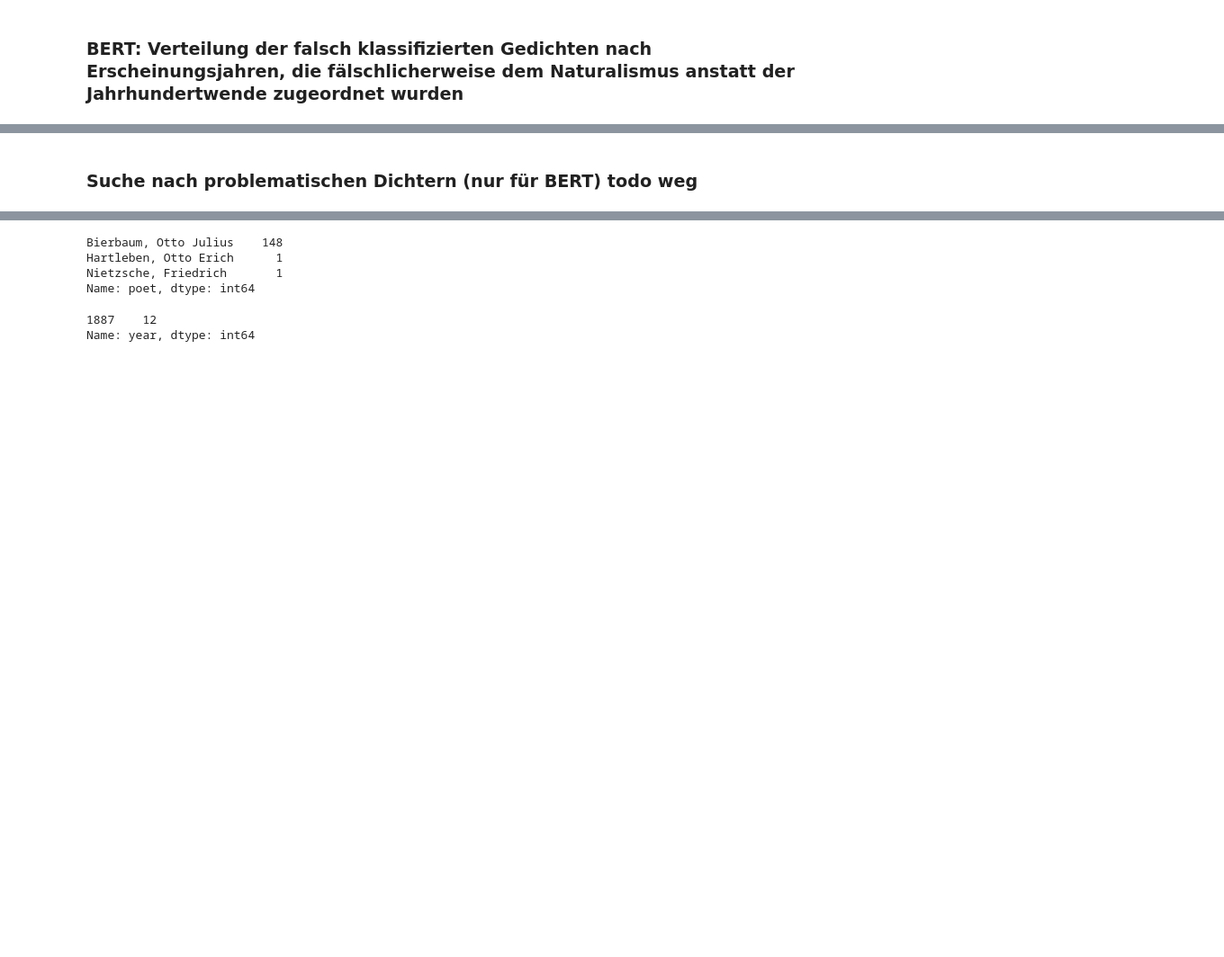
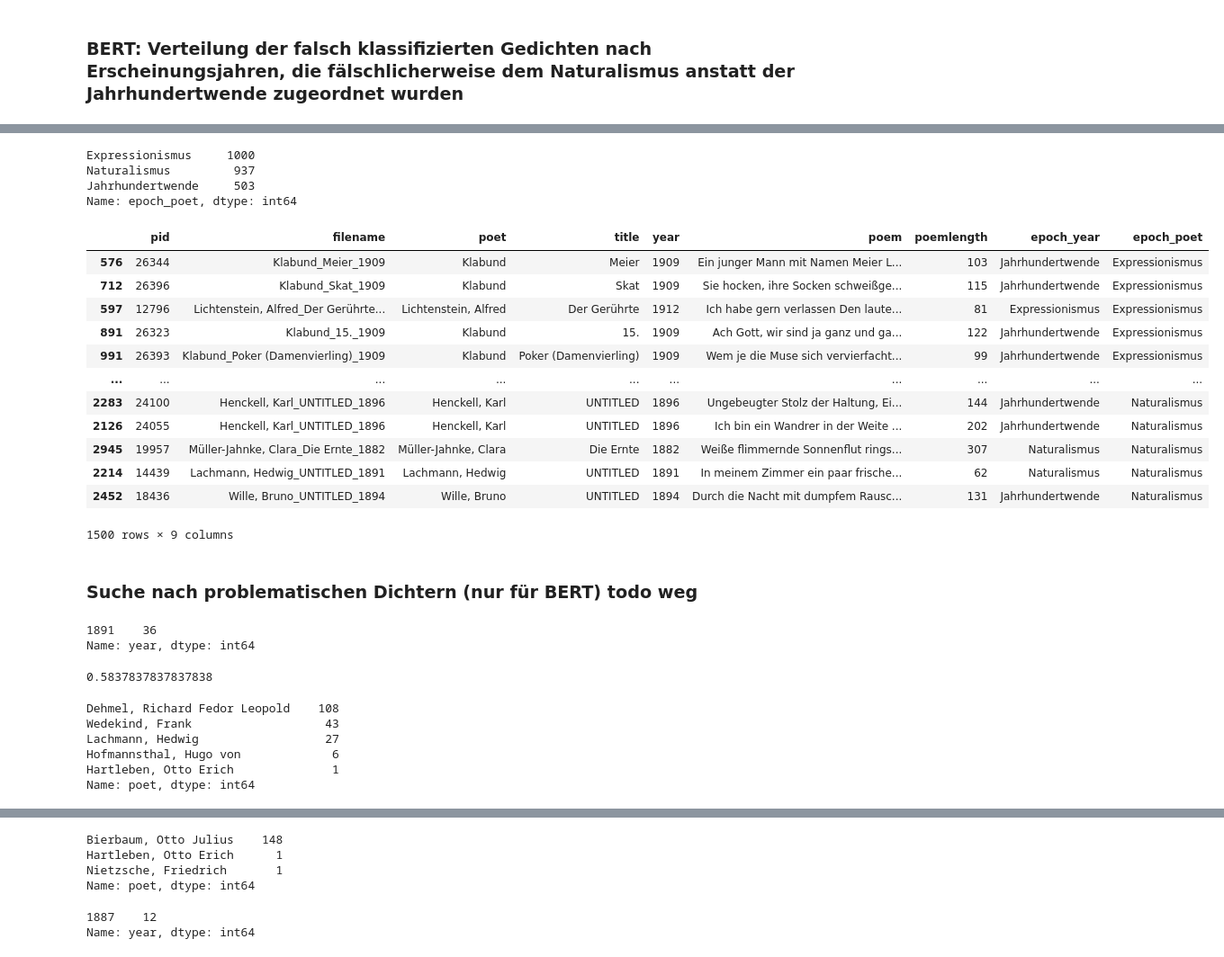
Before and after one commit to realjanpaulus/bertpoems, a Jupyter notebook: app/evaluation.ipynb, the cells around one changed output, grey strips where cells are left out. Shown at 90% size. Cells and saved outputs as stored; diff of their text form; code cells hidden in the pictures; blank space fills up the shorter version.

```diff
--- a/app/evaluation.ipynb
+++ b/app/evaluation.ipynb
@@ -417,0 +427,46 @@ plt.show()
+# %%
+ep = pd.read_csv("../corpora/german_modern_poems_epochpoet.csv")
+# %%
+ep = ep[ep.poet != "Bierbaum, Otto Julius"]
+ep = ep[ep.poet != "Morgenstern, Christian"]
+ep = ep[ep.year != 1892]
+ep = ep[ep.year != 1887]
+# %%
+ep.epoch_poet.value_counts()
+# %% [output]
+Expressionismus     1000
+Naturalismus         937
+Jahrhundertwende     503
+Name: epoch_poet, dtype: int64
+# %%
+def random_downsampling(corpus, class_col = "epoch_poet", max_value = 500):
+    """ Reduces all instances of all classes to a certain maximum value.
+    """
+
+    corpus_1 = corpus[corpus[class_col] == 'Expressionismus']
+    corpus_2 = corpus[corpus[class_col] == 'Jahrhundertwende']
+    corpus_3 = corpus[corpus[class_col] == 'Naturalismus']
+
+    corpus_1 = corpus_1.sample(max_value)
+    corpus_2 = corpus_2.sample(max_value)
+    corpus_3 = corpus_3.sample(max_value)
+
+    return pd.concat([corpus_1, corpus_2, corpus_3], axis=0)
+# %%
+ep2 = random_downsampling(ep)
+# %%
+ep2
+# %% [output]
+|  | pid | filename | poet | title | year | poem | poemlength | epoch_year | epoch_poet |
+| 576 | 26344 | Klabund_Meier_1909 | Klabund | Meier | 1909 | Ein junger Mann mit Namen Meier L... | 103 | Jahrhundertwende | Expressionismus |
+| 712 | 26396 | Klabund_Skat_1909 | Klabund | Skat | 1909 | Sie hocken, ihre Socken schweißge... | 115 | Jahrhundertwende | Expressionismus |
+| 597 | 12796 | Lichtenstein, Alfred_Der Gerührte... | Lichtenstein, Alfred | Der Gerührte | 1912 | Ich habe gern verlassen Den laute... | 81 | Expressionismus | Expressionismus |
+| 891 | 26323 | Klabund_15._1909 | Klabund | 15. | 1909 | Ach Gott, wir sind ja ganz und ga... | 122 | Jahrhundertwende | Expressionismus |
+| 991 | 26393 | Klabund_Poker (Damenvierling)_1909 | Klabund | Poker (Damenvierling) | 1909 | Wem je die Muse sich vervierfacht... | 99 | Jahrhundertwende | Expressionismus |
+| ... | ... | ... | ... | ... | ... | ... | ... | ... | ... |
+| 2283 | 24100 | Henckell, Karl_UNTITLED_1896 | Henckell, Karl | UNTITLED | 1896 | Ungebeugter Stolz der Haltung, Ei... | 144 | Jahrhundertwende | Naturalismus |
+| 2126 | 24055 | Henckell, Karl_UNTITLED_1896 | Henckell, Karl | UNTITLED | 1896 | Ich bin ein Wandrer in der Weite ... | 202 | Jahrhundertwende | Naturalismus |
+| 2945 | 19957 | Müller-Jahnke, Clara_Die Ernte_1882 | Müller-Jahnke, Clara | Die Ernte | 1882 | Weiße flimmernde Sonnenflut rings... | 307 | Naturalismus | Naturalismus |
+| 2214 | 14439 | Lachmann, Hedwig_UNTITLED_1891 | Lachmann, Hedwig | UNTITLED | 1891 | In meinem Zimmer ein paar frische... | 62 | Naturalismus | Naturalismus |
+| 2452 | 18436 | Wille, Bruno_UNTITLED_1894 | Wille, Bruno | UNTITLED | 1894 | Durch die Nacht mit dumpfem Rausc... | 131 | Jahrhundertwende | Naturalismus |
+1500 rows × 9 columns
@@ -418,2 +475,22 @@ plt.show()
 # %% [markdown]
 ### Suche nach problematischen Dichtern (nur für BERT) todo weg
+# %%
+dehmel = bjahr_natur[bjahr_natur.poet == "Dehmel, Richard Fedor Leopold"]
+dehmel.year.value_counts()
+# %% [output]
+1891    36
+Name: year, dtype: int64
+# %%
+108/(108+43+27+7)
+# %% [output]
+0.5837837837837838
+# %%
+c4 = corpus[corpus.year == 1891]
+c4.poet.value_counts()
+# %% [output]
+Dehmel, Richard Fedor Leopold    108
+Wedekind, Frank                   43
+Lachmann, Hedwig                  27
+Hofmannsthal, Hugo von             6
+Hartleben, Otto Erich              1
+Name: poet, dtype: int64
```
Also changed, not shown: parts of 13 cells of this notebook, 45 other files.
